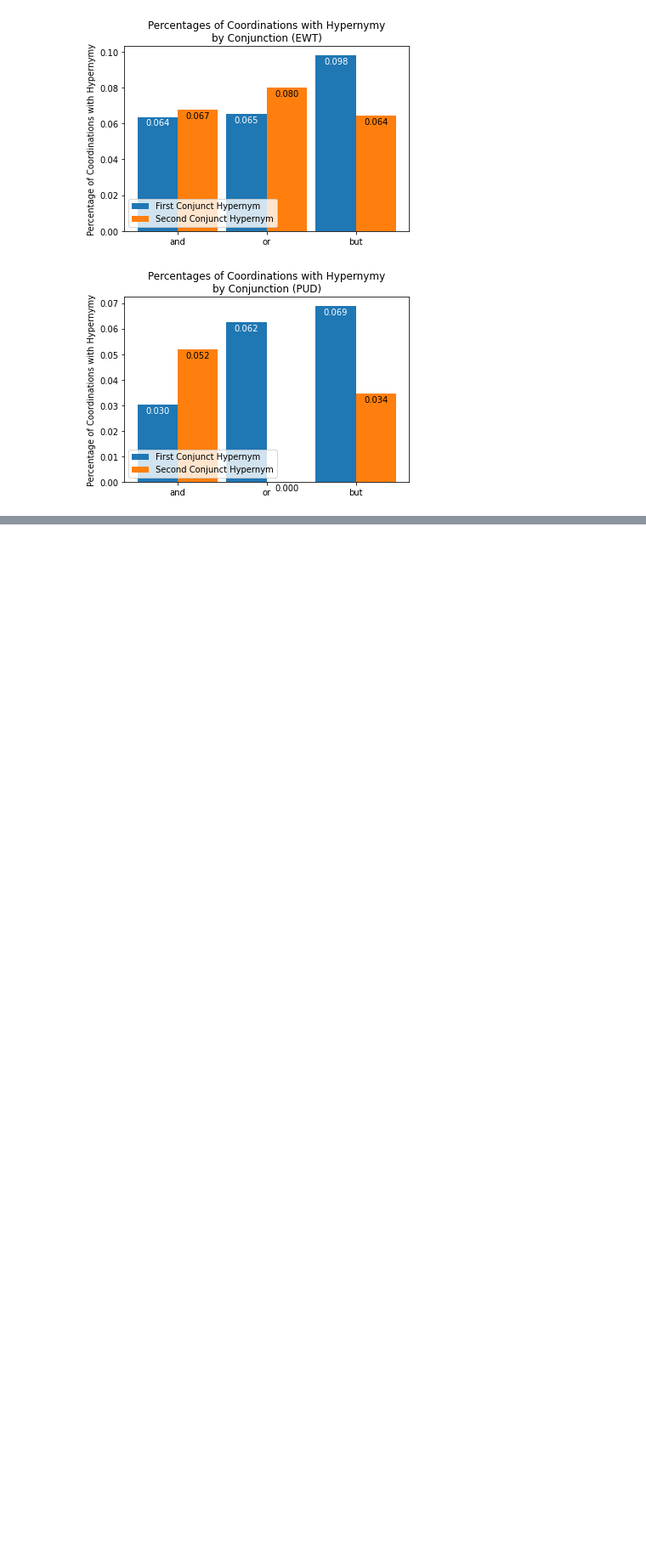
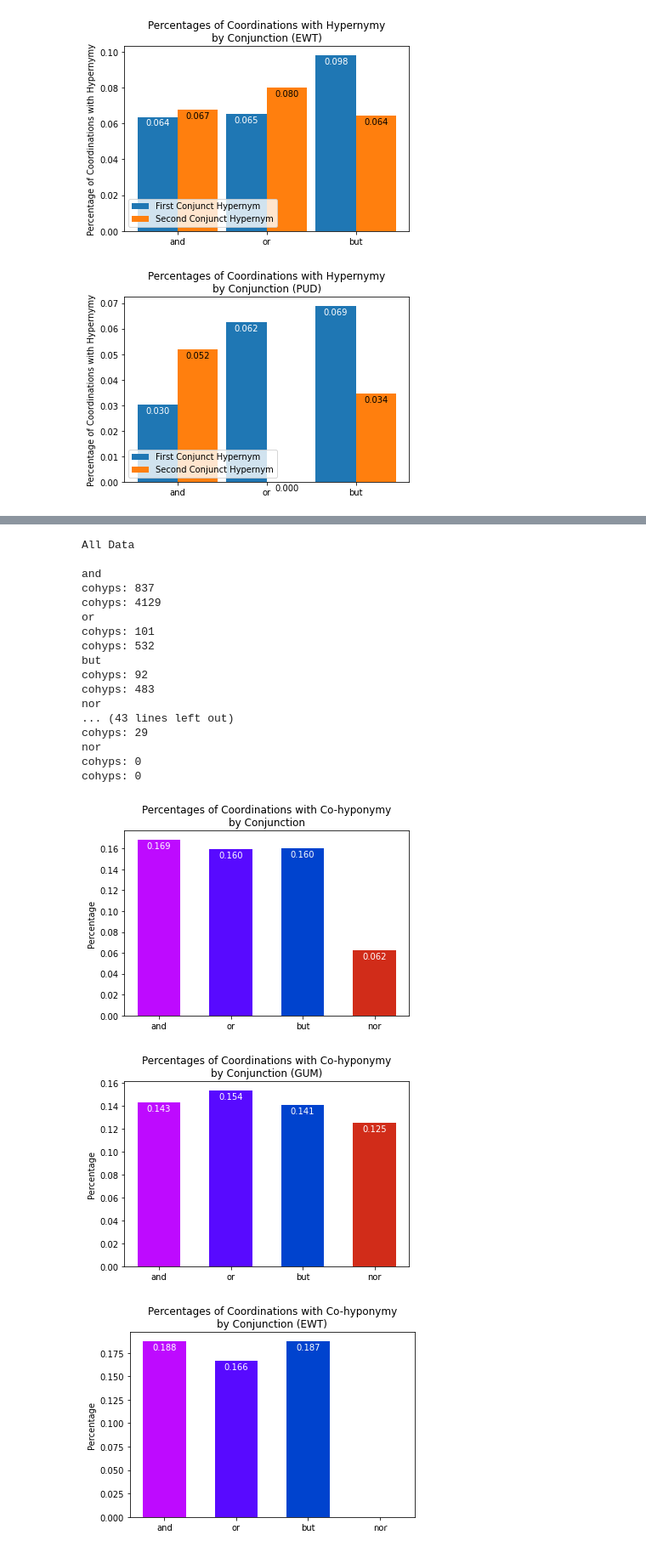
Before and after one commit to jkallini/SemanticCoordinationAnalysis, a Jupyter notebook: analysis.ipynb, the cells around one changed output, grey strips where cells are left out. Shown: that part at 85% size. Cells and saved outputs as stored; diff of their text form; code cells hidden in the pictures; blank space fills up the shorter version.

Commit message:
Add co-hyponymy relation

```diff
--- a/analysis.ipynb
+++ b/analysis.ipynb
@@ -516,0 +618,43 @@ hyps2: 1
+# %%
+def get_cohyponyms_freqs(df):
+    # Get co-hyponymy
+    hyps = df.loc[(df['Co-hyponyms?'] == True)]
+    hyps.reset_index(drop=True, inplace=True)
+
+    # Get counts
+    count_hyps = len(hyps.index)
+    tot = len(df.index)
+
+    print('cohyps:', count_hyps)
+    print('cohyps:', tot - count_hyps)
+
+    return count_hyps / tot if tot != 0 else 0
+# %%
+def cohyponymy_conjunction_distribution(df, outfile, source=None):
+    distribution_by_conjunction(df, get_cohyponyms_freqs, "Co-hyponymy", outfile, source)
+
+cohyponymy_conjunction_distribution(all_cohyponymy_df, 'charts/cohyponymy_by_conjunction.pdf')
+cohyponymy_conjunction_distribution(gum_cohyponymy_df, 'charts/GUM_cohyponymy_by_conjunction.pdf', source='GUM')
+cohyponymy_conjunction_distribution(ewt_cohyponymy_df, 'charts/EWT_cohyponymy_by_conjunction.pdf', source='EWT')
+cohyponymy_conjunction_distribution(pud_cohyponymy_df, 'charts/PUD_cohyponymy_by_conjunction.pdf', source='PUD')
+# %% [output]
+All Data
+
+and
+cohyps: 837
+cohyps: 4129
+or
+cohyps: 101
+cohyps: 532
+but
+cohyps: 92
+cohyps: 483
+nor
+... (43 lines left out)
+cohyps: 29
+nor
+cohyps: 0
+cohyps: 0
+[figure, added]
+[figure, added]
+[figure, added]
```
Also changed, not shown: parts of 8 cells of this notebook.
